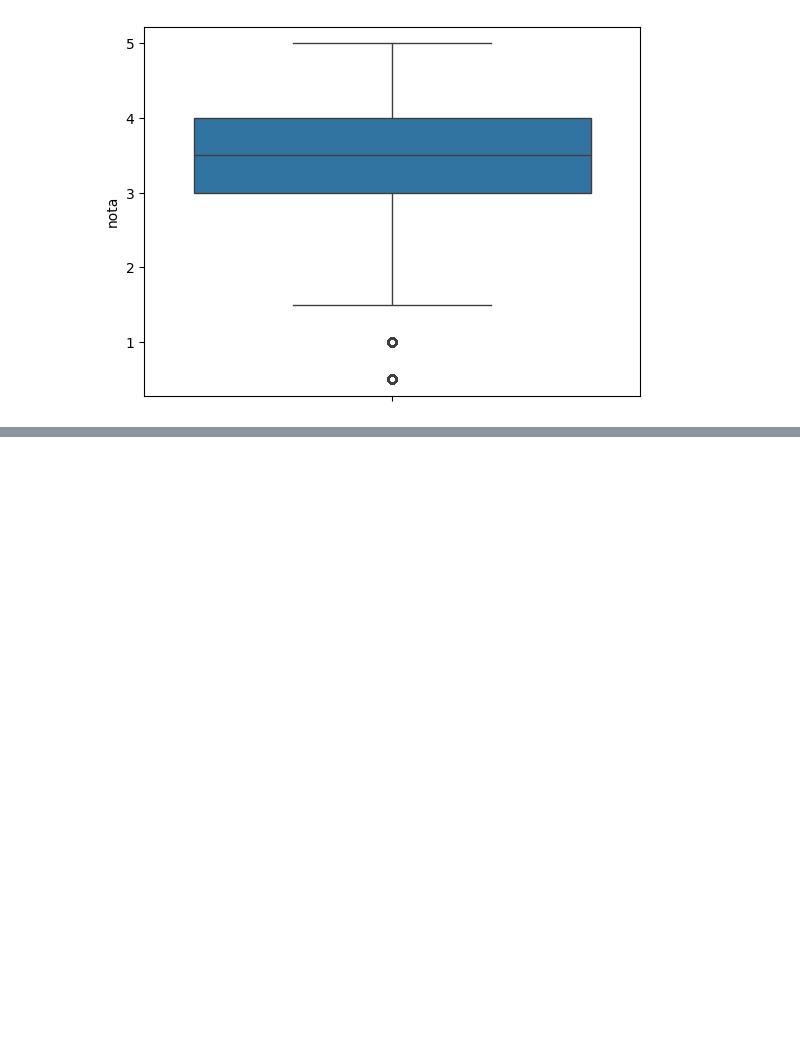
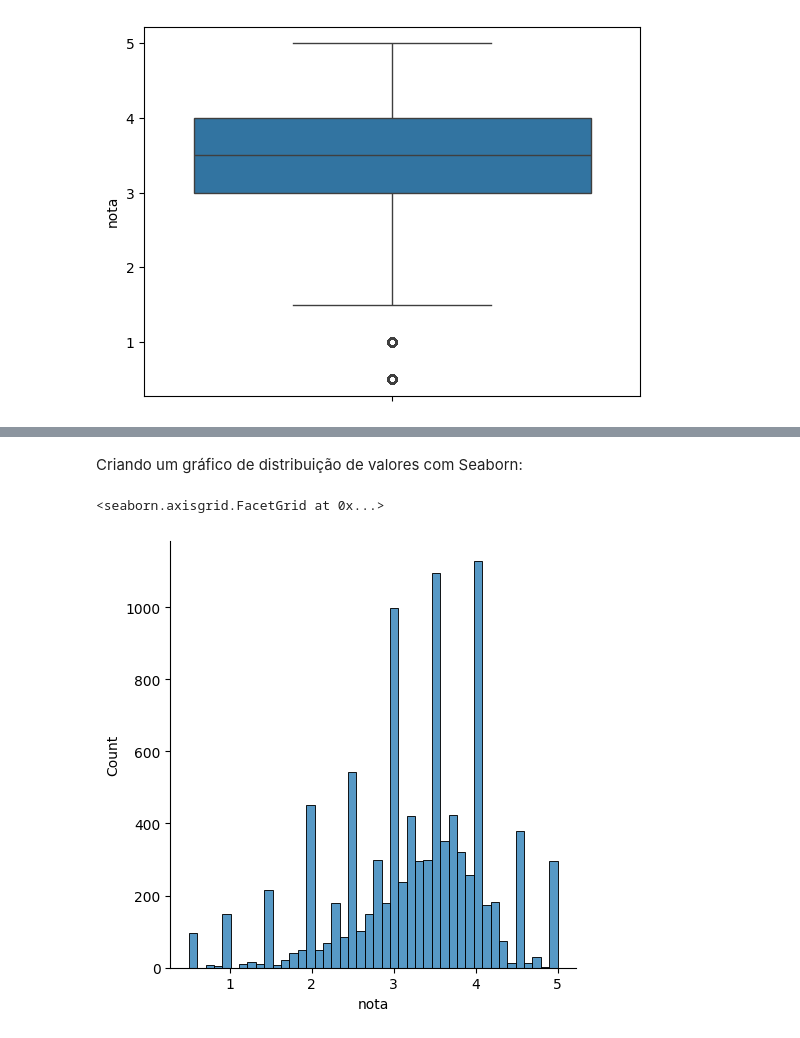
Before and after one commit to Camillabgarcia/data_science, a Jupyter notebook: Explorando_e_analisando_dados_1.ipynb, the cells around one changed output, grey strips where cells are left out. Drawn from its saved outputs; the diff is of its cells as text; code cells hidden in the pictures; blank space fills up the shorter version.

```diff
--- a/Explorando_e_analisando_dados_1.ipynb
+++ b/Explorando_e_analisando_dados_1.ipynb
@@ -134,0 +213,7 @@ sns.boxplot(notas['nota'])
+# %% [markdown]
+Criando um gráfico de distribuição de valores com Seaborn:
+# %%
+sns.displot(medias_por_filme)
+# %% [output]
+<seaborn.axisgrid.FacetGrid at 0x...>
+[figure, added]
```
Also changed, not shown: parts of 14 cells of this notebook.
